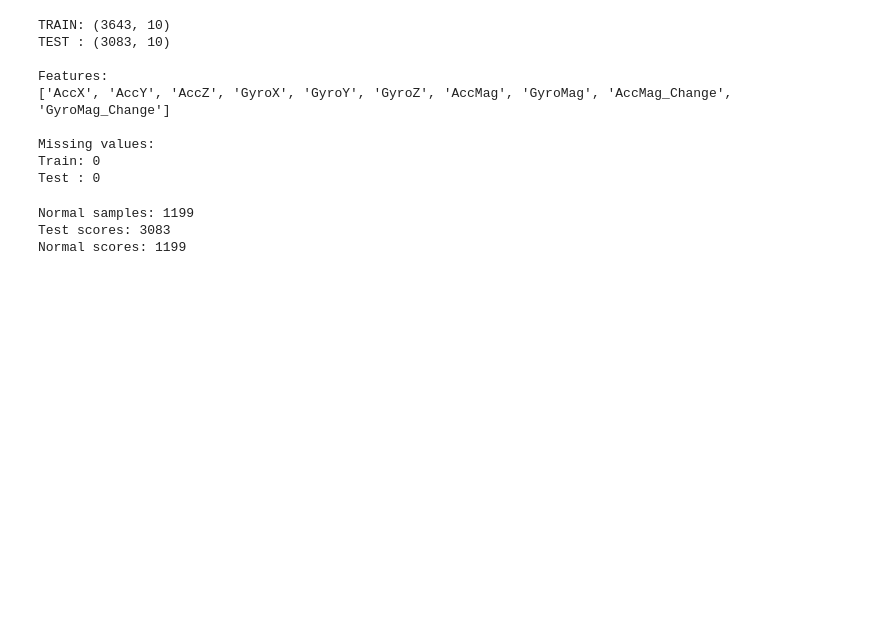
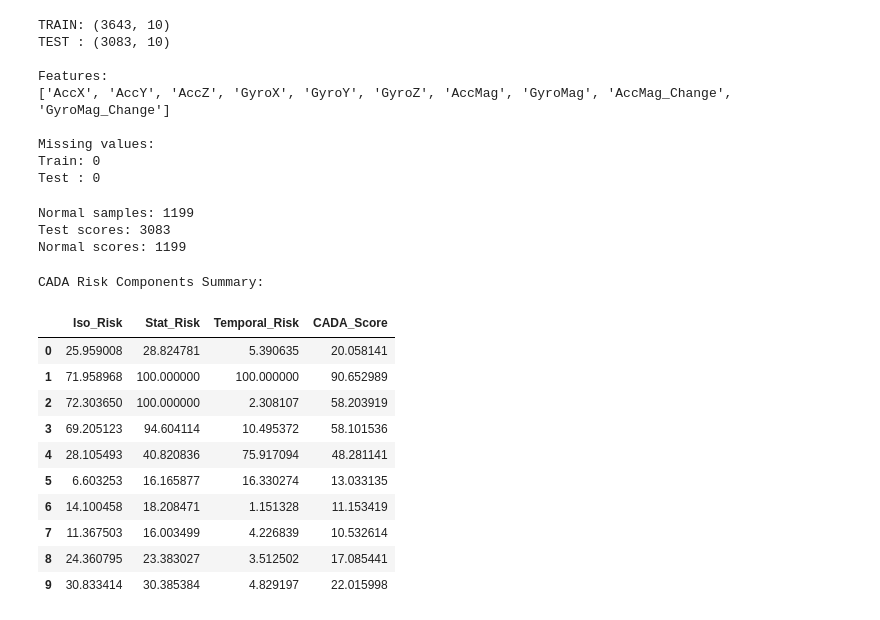
Before and after one commit to polyvexr/CADA, a Jupyter notebook: notebooks/01_data_understanding.ipynb, the cells around one changed output. Cells and saved outputs as stored; diff of their text form; code cells hidden in the pictures; blank space fills up the shorter version.

```diff
--- a/notebooks/01_data_understanding.ipynb
+++ b/notebooks/01_data_understanding.ipynb
@@ -787,3 +787,45 @@ print("Normal scores:", len(normal_iso_scores))
 Normal samples: 1199
 Test scores: 3083
 Normal scores: 1199
+# %%
+# Calculate Isolation Forest Risk Score (0 - 100)
+iso_scores = iso.decision_function(X_test)
+iso_risk = (1 - ((iso_scores - iso_scores.min()) / (iso_scores.max() - iso_scores.min()))) * 100
+
+# Calculate Statistical Deviation Risk Score (0 - 100)
+normal_mean = normal_data.mean()
+normal_std = normal_data.std().replace(0, 1e-8)
+
+z_scores = np.abs((X_test - normal_mean) / normal_std)
+deviation_score = z_scores.mean(axis=1)
+
+normal_z = np.abs((normal_data - normal_mean) / normal_std)
+normal_limit = np.percentile(normal_z.mean(axis=1), 95)
+
+stat_risk = np.clip((deviation_score / normal_limit) * 50, 0, 100)
+
+# Calculate Temporal Variation Risk Score (0 - 100)
+temporal_dev = np.abs(df_test['AccMag_Change']) + np.abs(df_test['GyroMag_Change'])
+temporal_risk = ((temporal_dev - temporal_dev.min()) / (temporal_dev.max() - temporal_dev.min())) * 100
+
+# Composite CADA Risk Score
+df_test['Iso_Risk'] = iso_risk
+df_test['Stat_Risk'] = stat_risk
+df_test['Temporal_Risk'] = temporal_risk
+df_test['CADA_Score'] = (iso_risk + stat_risk + temporal_risk) / 3
+
+print("CADA Risk Components Summary:")
+df_test[['Iso_Risk', 'Stat_Risk', 'Temporal_Risk', 'CADA_Score']].head(10)
+# %% [output]
+CADA Risk Components Summary:
+|  | Iso_Risk | Stat_Risk | Temporal_Risk | CADA_Score |
+| 0 | 25.959008 | 28.824781 | 5.390635 | 20.058141 |
+| 1 | 71.958968 | 100.000000 | 100.000000 | 90.652989 |
+| 2 | 72.303650 | 100.000000 | 2.308107 | 58.203919 |
+| 3 | 69.205123 | 94.604114 | 10.495372 | 58.101536 |
+| 4 | 28.105493 | 40.820836 | 75.917094 | 48.281141 |
+| 5 | 6.603253 | 16.165877 | 16.330274 | 13.033135 |
+| 6 | 14.100458 | 18.208471 | 1.151328 | 11.153419 |
+| 7 | 11.367503 | 16.003499 | 4.226839 | 10.532614 |
+| 8 | 24.360795 | 23.383027 | 3.512502 | 17.085441 |
+| 9 | 30.833414 | 30.385384 | 4.829197 | 22.015998 |
```
Also changed, not shown: parts of 4 cells of this notebook, 7 other files.
